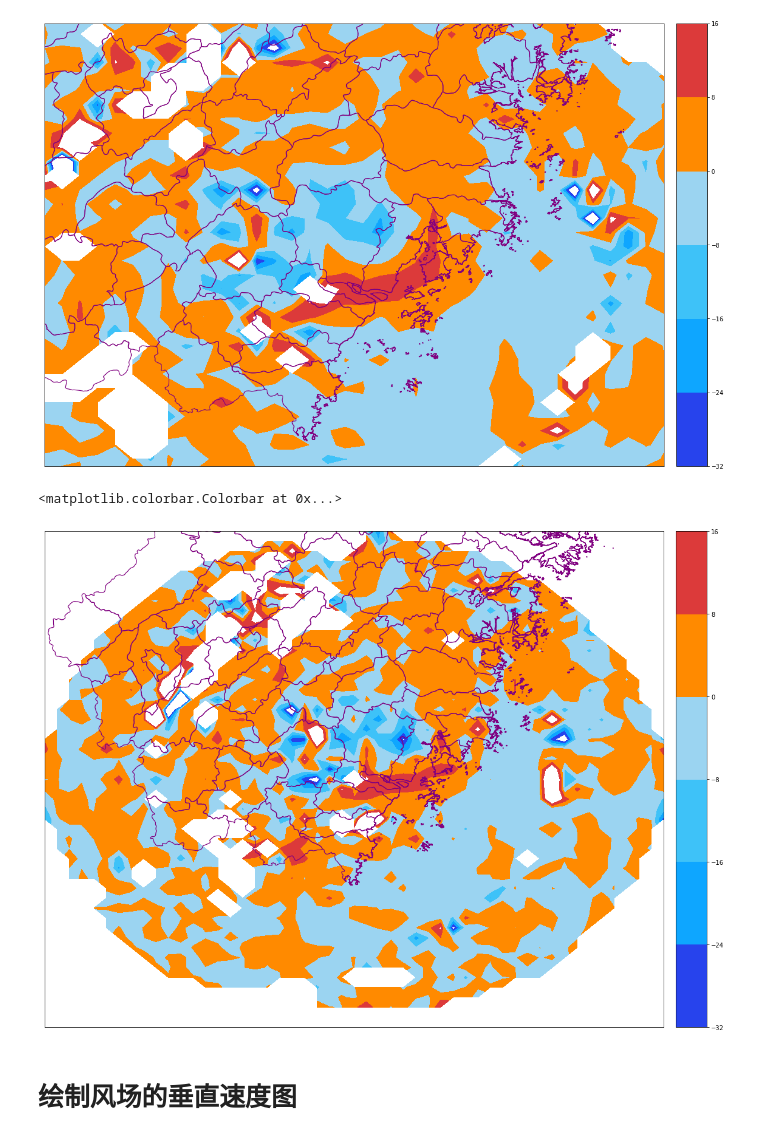
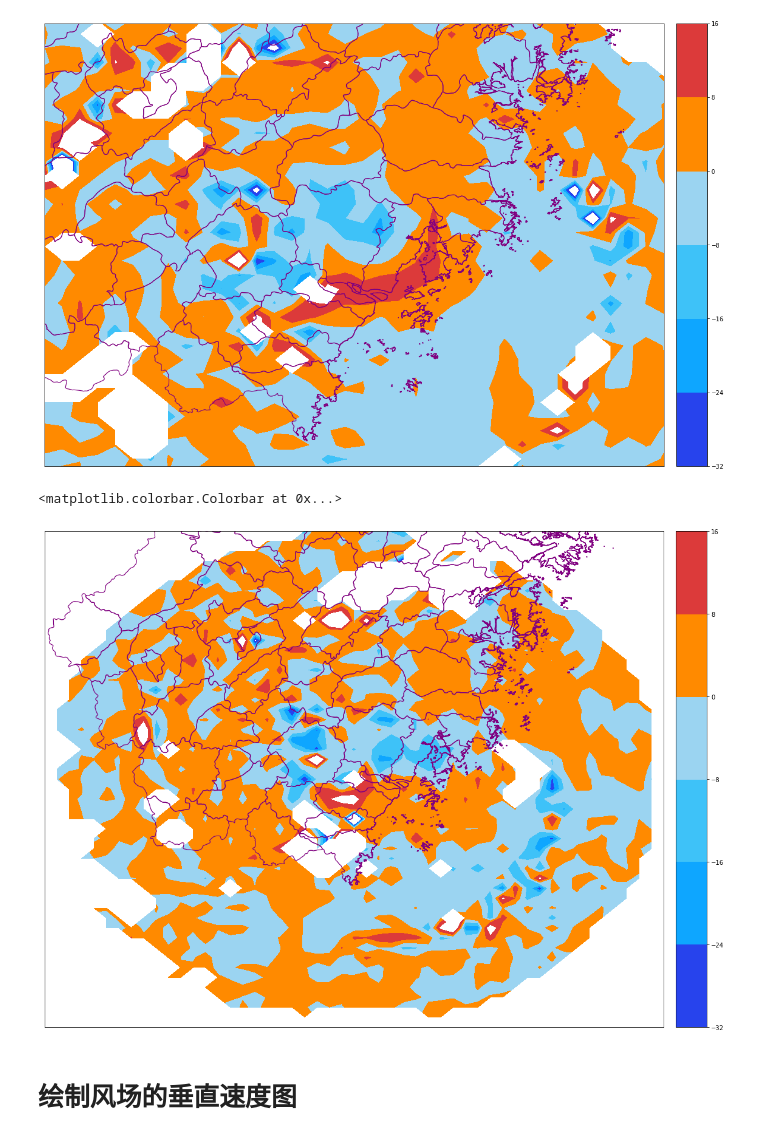
Before and after one commit to liyuan3970/3DVAR_retrive_radar_wind_from_typhoon1909, a Jupyter notebook: ncl/dv/dv.ipynb, the cells around one changed output. Drawn from its saved outputs; the diff is of its cells as text; code cells hidden in the pictures.

```diff
--- a/ncl/dv/dv.ipynb
+++ b/ncl/dv/dv.ipynb
@@ -90,7 +90,7 @@ cmaps = Cmaps('ncl_default',self_define_list).listmap()
 
 filepath = "/workspace/liyuan3970/Data/data/meto_data/radar_typhoon_liqima/wenzhou_rada/dv/"
 
-f = netCDF4.Dataset(filepath+'20190809162900.nc')
+f = netCDF4.Dataset(filepath+'20190809150400.nc')
 
 dv =  f.variables['dv'][0,:,:]*10000
 lat = f.variables['lat']
@@ -104,34 +104,34 @@ xstep, ystep = 0.5, 0.5
 fig = plt.figure(figsize=(20, 15))
 
 from mpl_toolkits.basemap import Basemap
 m = Basemap(llcrnrlon=118,llcrnrlat=26.0,urcrnrlon=123,urcrnrlat=30)
 
 
 fname = '/home/liyuan3970/Data/data/meto_data/geogphy_file/zhejiang.shp'
 fname = '/home/liyuan3970/Data/data/meto_data/geogphy_file/zhejiang'
 
 
 # zero_direction_label用来设置经度的0度加不加E和W
 lon_formatter = LongitudeFormatter(zero_direction_label=False)
 lat_formatter = LatitudeFormatter()
 #ax.quiver(lon[::3],lat[::3],u[::3,::3], v[::3,::3], transform=ccrs.PlateCarree())
 
 #levels = [100,150,200,250,300,350,400,450,500,550,600,650,700,750,800]
 levels = [-32,-24,-16,-8,0,8,16]
 lons, lats = np.meshgrid(lon[::5], lat[::5])
 
 
 
 
 
 shade = m.contourf(lons,lats,dv[::5,::5],cmap=cmaps,levels=levels)
 #shade = m.contourf(lons,lats,dv[::5,::5])
 m.readshapefile(fname,'zhejiang',color='purple',linewidth=1.2)
 
 m.colorbar(shade)
 # %% [output]
 <matplotlib.colorbar.Colorbar at 0x...>
-[figure, old version]
+[figure, new version]
 # %% [markdown]
 # 绘制风场的垂直速度图
 # %%
```
Also changed, not shown: parts of 13 cells of this notebook, 29 other files.
